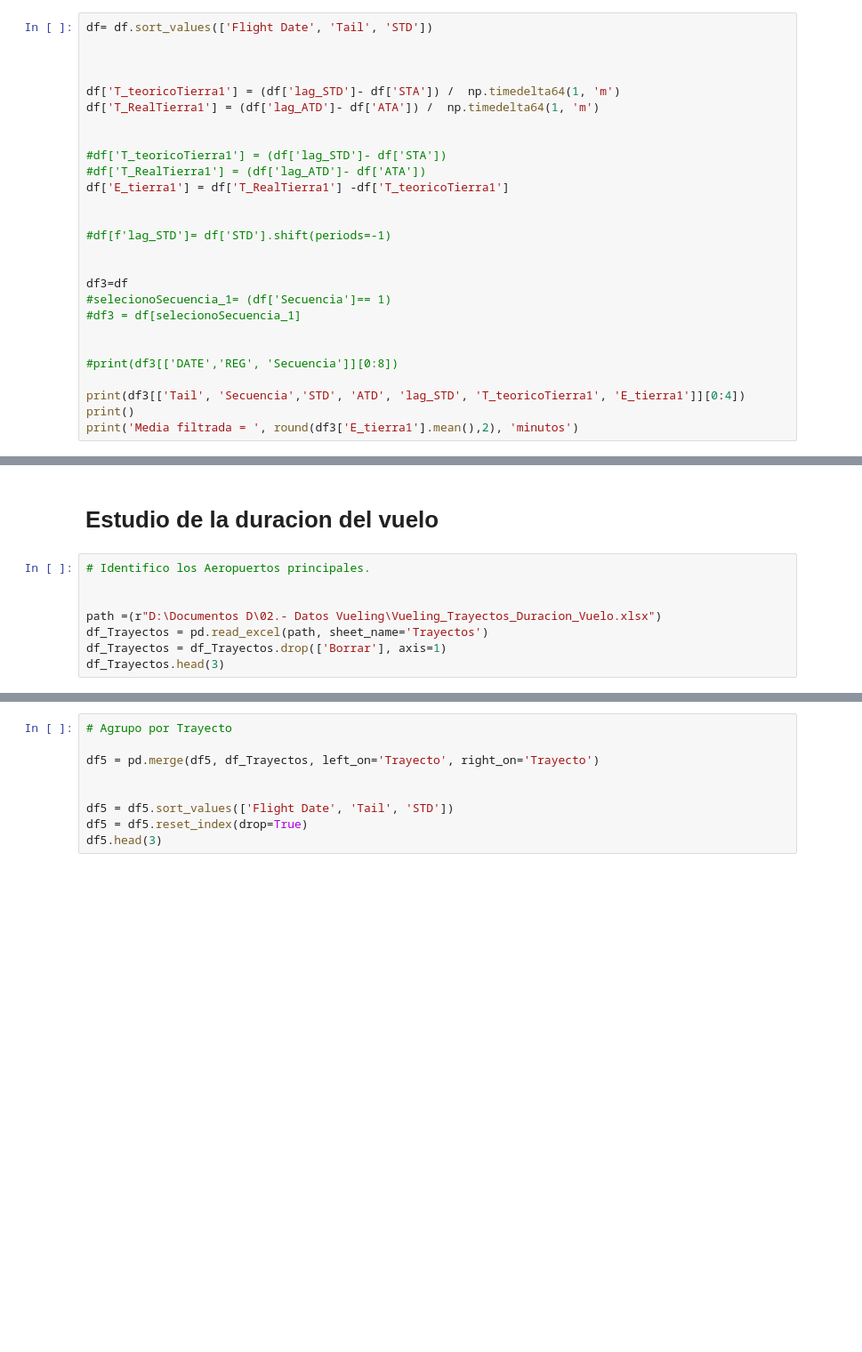
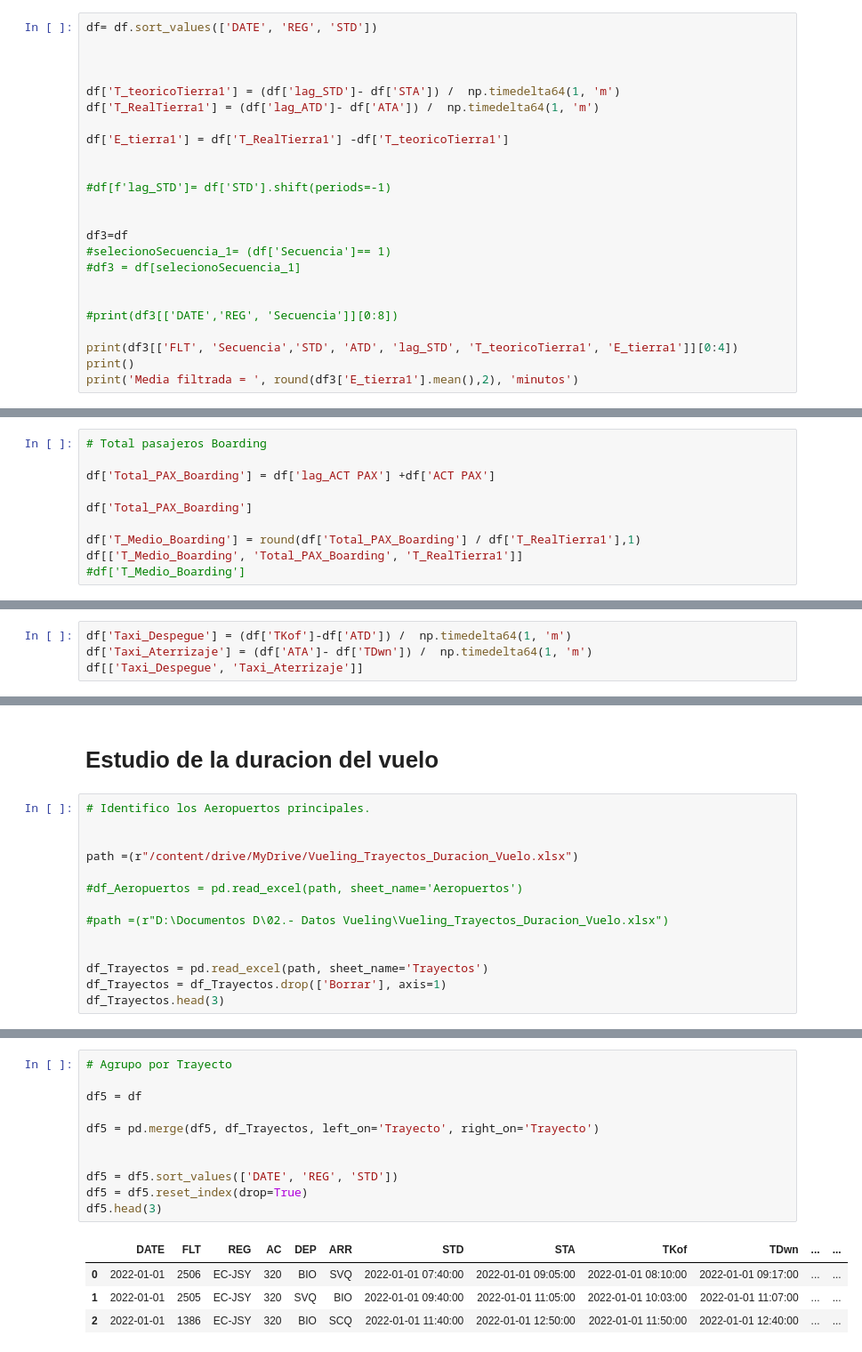
Before and after one commit to JMML2021/Analisis-Compa-ia-Aerea-Espa-ola, a Jupyter notebook: Calculo Vueling 2022 con codigos Rev D.ipynb, the cells around one changed output, grey strips where cells are left out. Shown: that part at 89% size. Saved outputs shown, nothing was run; the diff lists cells and outputs as text; blank space fills up the shorter version.

```diff
--- a/Calculo Vueling 2022 con codigos Rev D.ipynb
+++ b/Calculo Vueling 2022 con codigos Rev D.ipynb
@@ -464,16 +619,13 @@ df[f'lag_ATA']= df['ATA'].shift(periods=-1)
 # Tiempo en tierra de una avion despues primer salto
 ##df3 --> Calculo tiempo en tierra
 # %%
-df= df.sort_values(['Flight Date', 'Tail', 'STD'])
+df= df.sort_values(['DATE', 'REG', 'STD'])
 
 
 
 df['T_teoricoTierra1'] = (df['lag_STD']- df['STA']) /  np.timedelta64(1, 'm')
 df['T_RealTierra1'] = (df['lag_ATD']- df['ATA']) /  np.timedelta64(1, 'm')
 
-
-#df['T_teoricoTierra1'] = (df['lag_STD']- df['STA'])
-#df['T_RealTierra1'] = (df['lag_ATD']- df['ATA'])
 df['E_tierra1'] = df['T_RealTierra1'] -df['T_teoricoTierra1']
 
 
@@ -487,6 +639,6 @@ df3=df
 
 #print(df3[['DATE','REG', 'Secuencia']][0:8])
 
-print(df3[['Tail', 'Secuencia','STD', 'ATD', 'lag_STD', 'T_teoricoTierra1', 'E_tierra1']][0:4])
+print(df3[['FLT', 'Secuencia','STD', 'ATD', 'lag_STD', 'T_teoricoTierra1', 'E_tierra1']][0:4])
 print()
 print('Media filtrada = ', round(df3['E_tierra1'].mean(),2), 'minutos')
@@ -496,0 +671,10 @@ df['Puntualidad1'].head(3)
+# %%
+# Total pasajeros Boarding
+
+df['Total_PAX_Boarding'] = df['lag_ACT PAX'] +df['ACT PAX']
+
+df['Total_PAX_Boarding']
+
+df['T_Medio_Boarding'] = round(df['Total_PAX_Boarding'] / df['T_RealTierra1'],1)
+df[['T_Medio_Boarding', 'Total_PAX_Boarding', 'T_RealTierra1']]
+#df['T_Medio_Boarding']
@@ -496,0 +695,4 @@ df['Puntualidad1'].head(3)
+# %%
+df['Taxi_Despegue'] = (df['TKof']-df['ATD']) /  np.timedelta64(1, 'm')
+df['Taxi_Aterrizaje'] = (df['ATA']- df['TDwn']) /  np.timedelta64(1, 'm')
+df[['Taxi_Despegue', 'Taxi_Aterrizaje']]
@@ -642,7 +934,13 @@ print()
 # Identifico los Aeropuertos principales.
 
 
-path =(r"D:\Documentos D\02.- Datos Vueling\Vueling_Trayectos_Duracion_Vuelo.xlsx")
+path =(r"/content/drive/MyDrive/Vueling_Trayectos_Duracion_Vuelo.xlsx")
+
+#df_Aeropuertos = pd.read_excel(path, sheet_name='Aeropuertos')
+
+#path =(r"D:\Documentos D\02.- Datos Vueling\Vueling_Trayectos_Duracion_Vuelo.xlsx")
+
+
 df_Trayectos = pd.read_excel(path, sheet_name='Trayectos')
 df_Trayectos = df_Trayectos.drop(['Borrar'], axis=1)
 df_Trayectos.head(3)
@@ -670,9 +987,16 @@ KeyError: "['Leg Code' 'Total DLY Dep' 'Close Pax Door' 'Close Cargo Door'\n 'Op
 # %%
 # Agrupo por Trayecto
+
+df5 = df
 
 df5 = pd.merge(df5, df_Trayectos, left_on='Trayecto', right_on='Trayecto')
 
 
-df5 = df5.sort_values(['Flight Date', 'Tail', 'STD'])
+df5 = df5.sort_values(['DATE', 'REG', 'STD'])
 df5 = df5.reset_index(drop=True)
 df5.head(3)
+# %% [output]
+|  | DATE | FLT | REG | AC | DEP | ARR | STD | STA | TKof | TDwn | ... | ... |
+| 0 | 2022-01-01 | 2506 | EC-JSY | 320 | BIO | SVQ | 2022-01-01 07:40:00 | 2022-01-01 09:05:00 | 2022-01-01 08:10:00 | 2022-01-01 09:17:00 | ... | ... |
+| 1 | 2022-01-01 | 2505 | EC-JSY | 320 | SVQ | BIO | 2022-01-01 09:40:00 | 2022-01-01 11:05:00 | 2022-01-01 10:03:00 | 2022-01-01 11:07:00 | ... | ... |
+| 2 | 2022-01-01 | 1386 | EC-JSY | 320 | BIO | SCQ | 2022-01-01 11:40:00 | 2022-01-01 12:50:00 | 2022-01-01 11:50:00 | 2022-01-01 12:40:00 | ... | ... |
```
Also changed, not shown: parts of 70 cells of this notebook.
